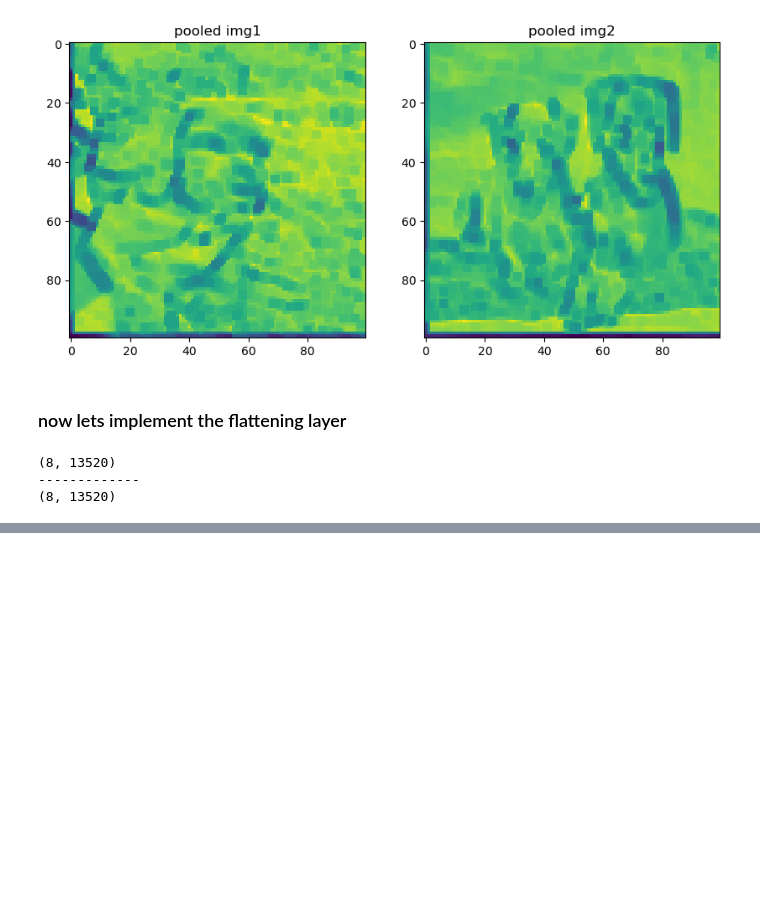
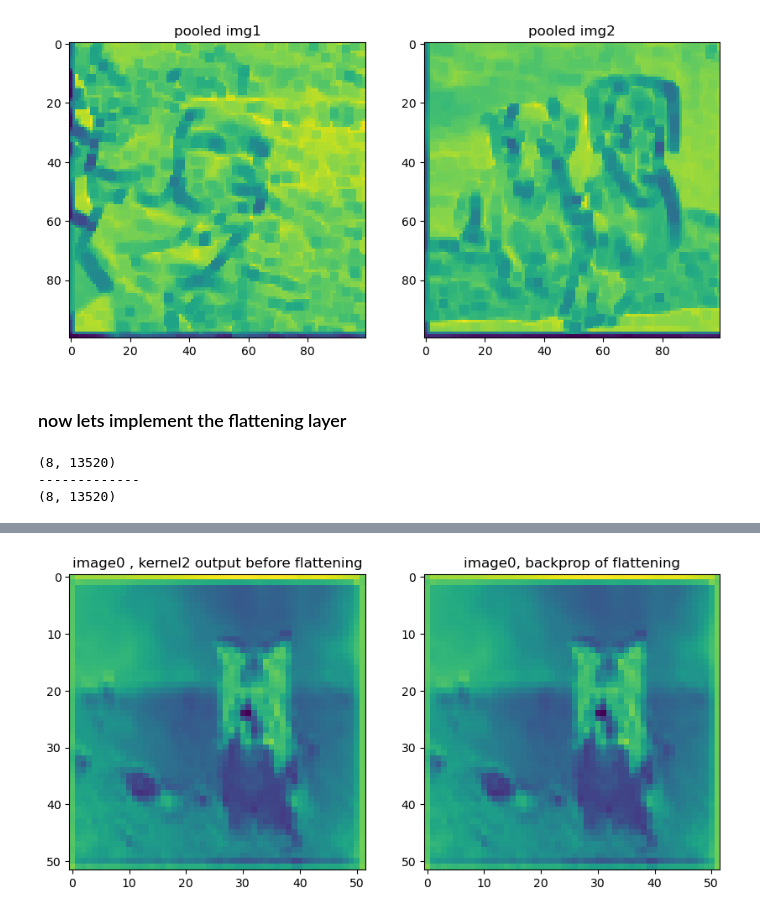
Before and after one commit to ayhanoruc/ml-collection, a Jupyter notebook: dl-from-scratch/cnn/pooling_and_flattening.ipynb, the cells around one changed output, grey strips where cells are left out. Saved outputs shown, nothing was run; the diff lists cells and outputs as text; code cells hidden in the pictures; blank space fills up the shorter version.

```diff
--- a/dl-from-scratch/cnn/pooling_and_flattening.ipynb
+++ b/dl-from-scratch/cnn/pooling_and_flattening.ipynb
@@ -176,0 +197,11 @@ output5, output6
+# %%
+fig, axes = plt.subplots(1, 2, figsize=(10, 5))
+axes[0].imshow(output[:,:,2,0])
+axes[0].set_title("image0 , kernel2 output before flattening")
+axes[1].imshow(flatten2.backward(output6)[:,:,2,0])
+# visualizing the 2nd kernel(channel), that is input to the flatten layer
+axes[1].set_title("image0, backprop of flattening")
+plt.show()
+# these are the same
+# %% [output]
+[figure, added]
```
Also changed, not shown: parts of 8 cells of this notebook, 3 other files.
